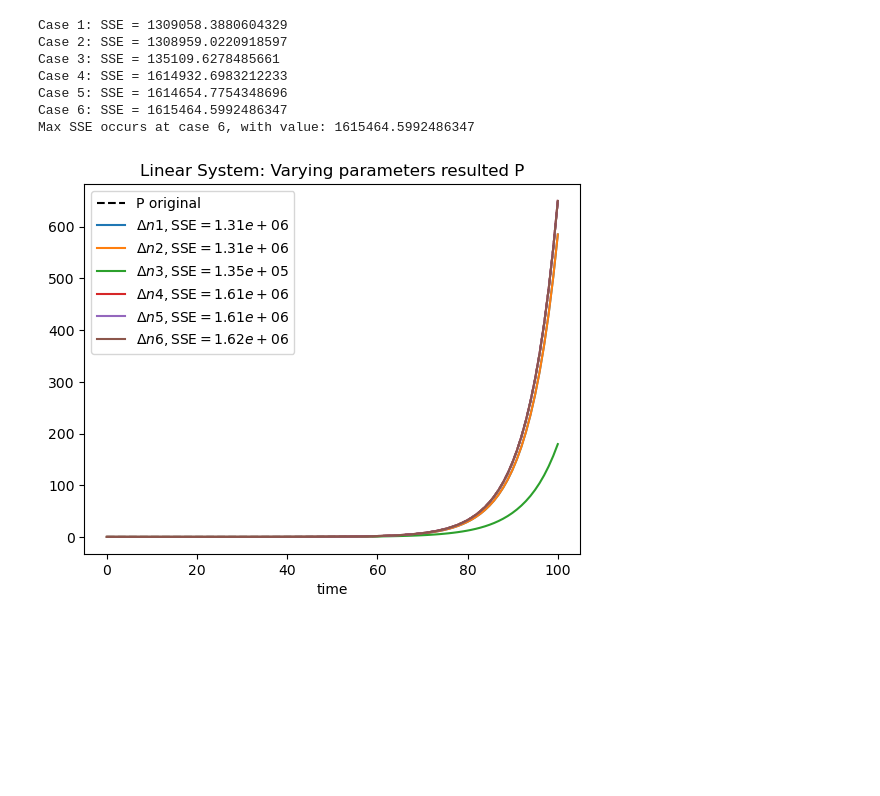
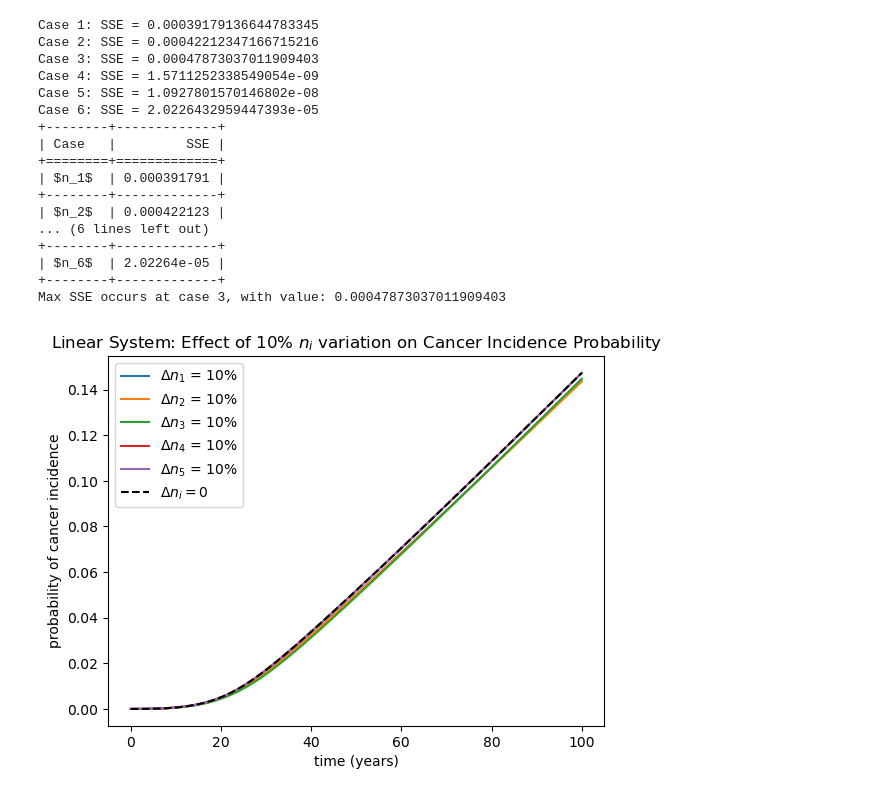
Before and after one commit to ivanygao/UW_AMATH422-522_AspirinColorectalCancer, a Jupyter notebook: sensitivity.ipynb, the cells around one changed output. Drawn from its saved outputs; the diff is of its cells as text; code cells hidden in the pictures; blank space fills up the shorter version.

Commit message:
Add files via upload
updated sensitivity calcs and empirical verification

```diff
--- a/sensitivity.ipynb
+++ b/sensitivity.ipynb
@@ -95,51 +223,66 @@ plt.show()
 # %%
-# simulated variation in linear ode system
-print()
-sol_0 = solve_ivp(ode_system_linear, [tspan[0], tspan[-1]], y0=[N_crypts, 0, 0, 0, 0, 0], t_eval=tspan, method="RK45",
+# OLD simulated variation in nonlinear ode system
+sol_0 = solve_ivp(ode_system, [tspan[0], tspan[-1]], y0=[N_crypts, 0, 0, 0, 0, 0], t_eval=tspan, method="RK45",
     args=(2*u, mu, u, mu, mu, 2*u, u, KA, KR, gamma3, gamma4, gamma5, delta, 1, 1, 1, 1, 1, 1))
-sol_1 = solve_ivp(ode_system_linear, [tspan[0], tspan[-1]], y0=[N_crypts, 0, 0, 0, 0, 0], t_eval=tspan, method="RK45",
+sol_1 = solve_ivp(ode_system, [tspan[0], tspan[-1]], y0=[N_crypts, 0, 0, 0, 0, 0], t_eval=tspan, method="RK45",
     args=(2*u, mu, u, mu, mu, 2*u, u, KA, KR, gamma3, gamma4, gamma5, delta, 0.9, 1, 1, 1, 1, 1))
-sol_2 = solve_ivp(ode_system_linear, [tspan[0], tspan[-1]], y0=[N_crypts, 0, 0, 0, 0, 0], t_eval=tspan, method="RK45",
+sol_2 = solve_ivp(ode_system, [tspan[0], tspan[-1]], y0=[N_crypts, 0, 0, 0, 0, 0], t_eval=tspan, method="RK45",
     args=(2*u, mu, u, mu, mu, 2*u, u, KA, KR, gamma3, gamma4, gamma5, delta, 1, 0.9, 1, 1, 1, 1))
-sol_3 = solve_ivp(ode_system_linear, [tspan[0], tspan[-1]], y0=[N_crypts, 0, 0, 0, 0, 0], t_eval=tspan, method="RK45",
+sol_3 = solve_ivp(ode_system, [tspan[0], tspan[-1]], y0=[N_crypts, 0, 0, 0, 0, 0], t_eval=tspan, method="RK45",
     args=(2*u, mu, u, mu, mu, 2*u, u, KA, KR, gamma3, gamma4, gamma5, delta, 1, 1, 0.9, 1, 1, 1))
-sol_4 = solve_ivp(ode_system_linear, [tspan[0], tspan[-1]], y0=[N_crypts, 0, 0, 0, 0, 0], t_eval=tspan, method="RK45",
+sol_4 = solve_ivp(ode_system, [tspan[0], tspan[-1]], y0=[N_crypts, 0, 0, 0, 0, 0], t_eval=tspan, method="RK45",
     args=(2*u, mu, u, mu, mu, 2*u, u, KA, KR, gamma3, gamma4, gamma5, delta, 1, 1, 1, 0.9, 1, 1))
-sol_5 = solve_ivp(ode_system_linear, [tspan[0], tspan[-1]], y0=[N_crypts, 0, 0, 0, 0, 0], t_eval=tspan, method="RK45",
+sol_5 = solve_ivp(ode_system, [tspan[0], tspan[-1]], y0=[N_crypts, 0, 0, 0, 0, 0], t_eval=tspan, method="RK45",
     args=(2*u, mu, u, mu, mu, 2*u, u, KA, KR, gamma3, gamma4, gamma5, delta, 1, 1, 1, 1, 0.9, 1))
-sol_6 = solve_ivp(ode_system_linear, [tspan[0], tspan[-1]], y0=[N_crypts, 0, 0, 0, 0, 0], t_eval=tspan, method="RK45",
+sol_6 = solve_ivp(ode_system, [tspan[0], tspan[-1]], y0=[N_crypts, 0, 0, 0, 0, 0], t_eval=tspan, method="RK45",
     args=(2*u, mu, u, mu, mu, 2*u, u, KA, KR, gamma3, gamma4, gamma5, delta, 1, 1, 1, 1, 1, 0.9))
 
 # Compute SSE (Sum of Squared Errors) for each case. Notice the less the SSE the less the perturbation due to varying parameters. So we are looking for the max deviation.
 SSEs = []
 for i, sol_case in enumerate([sol_1, sol_2, sol_3, sol_4, sol_5, sol_6], start=1):
-    sse = np.sum((sol.y[5, :] - sol_case.y[5, :]) ** 2)
+    sse = np.sum((sol_0.y[5, :] - sol_case.y[5, :]) ** 2)
     print(f"Case {i}: SSE = {sse}")
     SSEs.append(sse)
 
 max_SSE_value = max(SSEs)
 max_SSE_case = SSEs.index(max_SSE_value) + 1  # Adding 1 to match the 1-based indexing in the print output
 
+from tabulate import tabulate
+data = list(zip(["$n_1$", "$n_2$", "$n_3$", "$n_4$", "$n_5$", "$n_6$"], SSEs))
+headers = ["Case", "SSE"]
+print(tabulate(data, headers=headers, tablefmt="grid"))
+
 print(f"Max SSE occurs at case {max_SSE_case}, with value: {max_SSE_value}")
 
-plt.plot(sol.t, sol_0.y[5,:], label='P original', linestyle='--', color='black')
-plt.plot(sol.t, sol_1.y[5, :], label=fr'$\Delta n1, \mathrm{{SSE}} = {SSEs[0]:.2e}$')
-plt.plot(sol.t, sol_2.y[5, :], label=fr'$\Delta n2, \mathrm{{SSE}} = {SSEs[1]:.2e}$')
-plt.plot(sol.t, sol_3.y[5, :], label=fr'$\Delta n3, \mathrm{{SSE}} = {SSEs[2]:.2e}$')
-plt.plot(sol.t, sol_4.y[5, :], label=fr'$\Delta n4, \mathrm{{SSE}} = {SSEs[3]:.2e}$')
-plt.plot(sol.t, sol_5.y[5, :], label=fr'$\Delta n5, \mathrm{{SSE}} = {SSEs[4]:.2e}$')
-plt.plot(sol.t, sol_6.y[5, :], label=fr'$\Delta n6, \mathrm{{SSE}} = {SSEs[5]:.2e}$')
-plt.xlabel('time')
+plt.plot(sol.t, sol_1.y[5, :], label=fr'$\Delta n_1$ = 10%')
+plt.plot(sol.t, sol_2.y[5, :], label=fr'$\Delta n_2$ = 10%')
+plt.plot(sol.t, sol_3.y[5, :], label=fr'$\Delta n_3$ = 10%')
+plt.plot(sol.t, sol_4.y[5, :], label=fr'$\Delta n_4$ = 10%')
+plt.plot(sol.t, sol_5.y[5, :], label=fr'$\Delta n_5$ = 10%')
+plt.plot(sol.t, sol_0.y[5,:], label=fr'$\Delta n_i = 0$', linestyle='--', color='black')
+
+plt.xlabel('time (years)')
+plt.ylabel('probability of cancer incidence')
 plt.legend(loc='upper left')
-plt.title("Linear System: Varying parameters resulted P")
-plt.savefig('figures/LinearSensitivity.png')
+plt.title("Linear System: Effect of 10% $n_i$ variation on Cancer Incidence Probability")
+plt.savefig('NonLinearSensitivity.png')
 plt.show()
 # %% [output]
-Case 1: SSE = 1309058.3880604329
-Case 2: SSE = 1308959.0220918597
-Case 3: SSE = 135109.6278485661
-Case 4: SSE = 1614932.6983212233
-Case 5: SSE = 1614654.7754348696
-Case 6: SSE = 1615464.5992486347
-Max SSE occurs at case 6, with value: 1615464.5992486347
+Case 1: SSE = 0.00039179136644783345
+Case 2: SSE = 0.00042212347166715216
+Case 3: SSE = 0.00047873037011909403
+Case 4: SSE = 1.5711252338549054e-09
+Case 5: SSE = 1.0927801570146802e-08
+Case 6: SSE = 2.0226432959447393e-05
++--------+-------------+
+| Case   |         SSE |
++========+=============+
+| $n_1$  | 0.000391791 |
++--------+-------------+
+| $n_2$  | 0.000422123 |
+... (6 lines left out)
++--------+-------------+
+| $n_6$  | 2.02264e-05 |
++--------+-------------+
+Max SSE occurs at case 3, with value: 0.00047873037011909403
-[figure, old version]
+[figure, new version]
```
Also changed, not shown: parts of 8 cells of this notebook.
